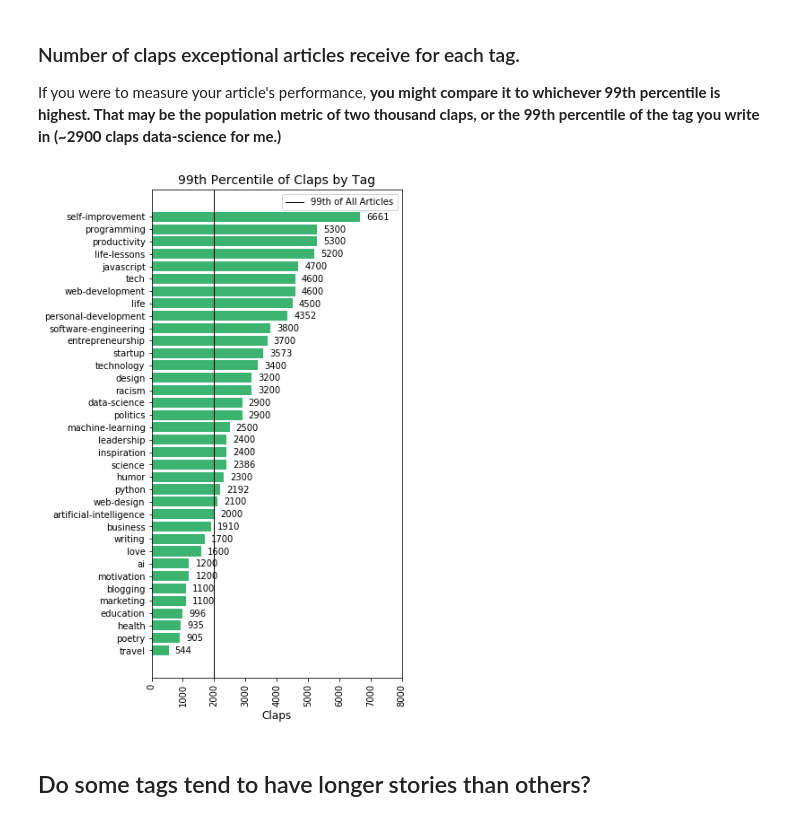
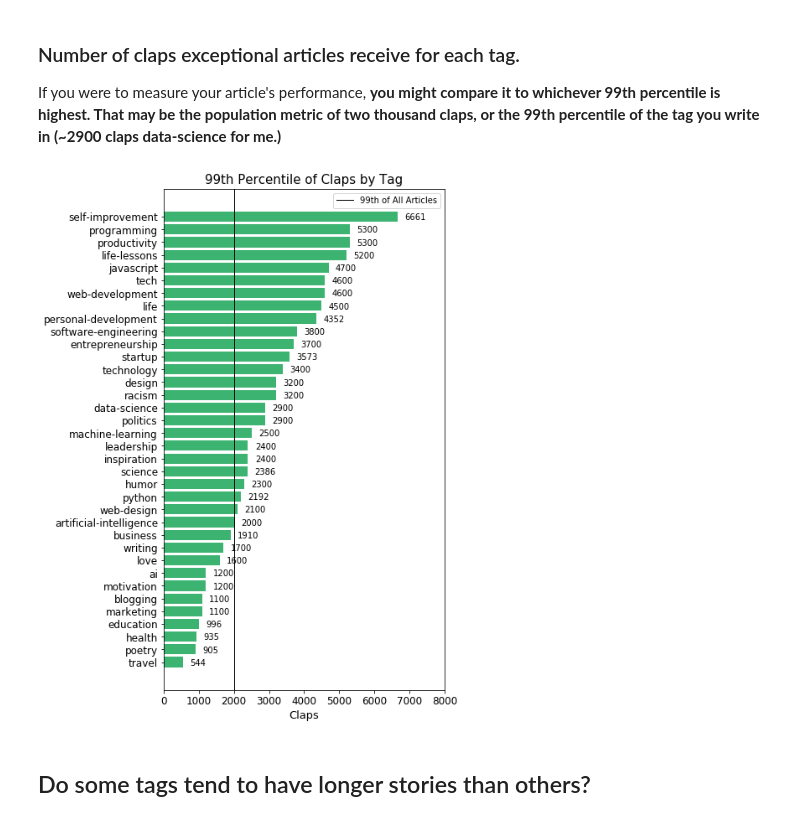
Before and after one commit to harrisonjansma/Analyzing_Medium, a Jupyter notebook: Medium_EDA.ipynb, the cells around one changed output. Cells and saved outputs as stored; diff of their text form; code cells hidden in the pictures.

```diff
--- a/Medium_EDA.ipynb
+++ b/Medium_EDA.ipynb
@@ -519,21 +520,22 @@ So perhaps if an author wanted to measure the performance of their article, they
 
 If you were to measure your article's performance, <b>you might compare it to whichever 99th percentile is highest. That may be the population metric of two thousand claps, or the 99th percentile of the tag you write in (~2900 claps data-science for me.)</b>
 # %%
-plt.figure(figsize=(5,10))
+plt.figure(figsize=(6,11))
 plt.barh(tags_sort,tags_ninenine, color="mediumseagreen")
 plt.axvline(medium.Claps.quantile(0.99), color="black",lw=1,label="99th of All Articles")
 
 for idx in range(len(tags_ninenine)):
     plt.text(tags_ninenine[idx]+200, idx-.25, str(int(tags_ninenine[idx])))
 
-plt.title("99th Percentile of Claps by Tag", fontsize=14)
+plt.title("99th Percentile of Claps by Tag", fontsize=15)
 plt.legend()
-plt.xlabel("Claps", fontsize=12)
-plt.xticks(rotation=90)
+plt.xlabel("Claps", fontsize=13)
+plt.xticks(fontsize=12)
 plt.xlim(0,8000)
+plt.yticks(fontsize=12)
 plt.show()
 # %% [output]
-[figure, old version]
+[figure, new version]
 # %% [markdown]
 ## Do some tags tend to have longer stories than others?
 # %% [markdown]
```
Also changed, not shown: parts of 22 cells of this notebook.
